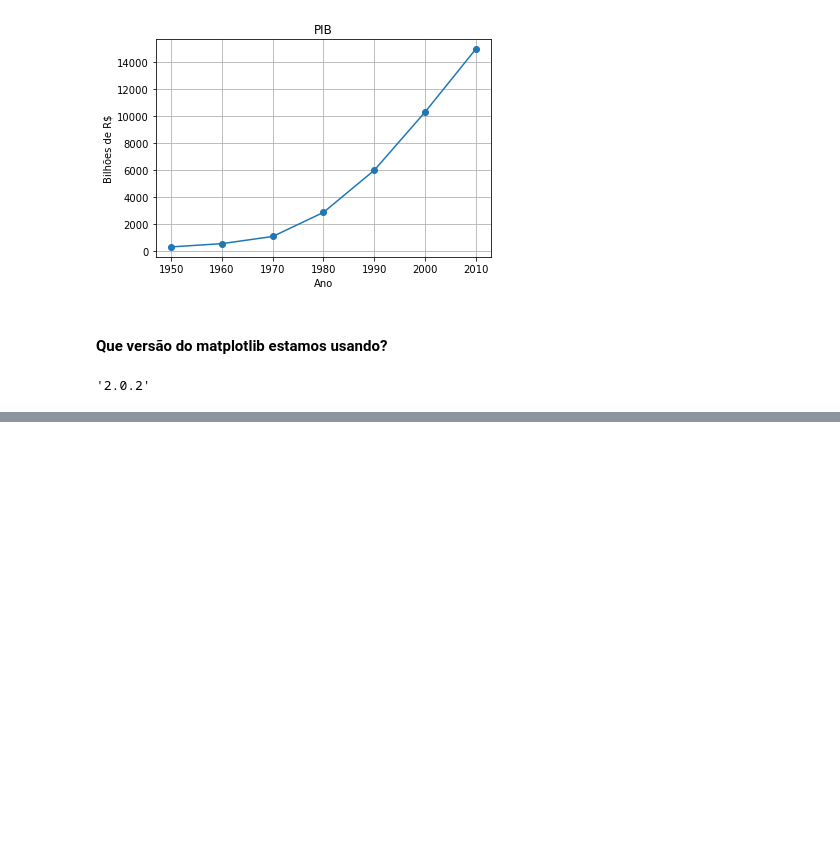
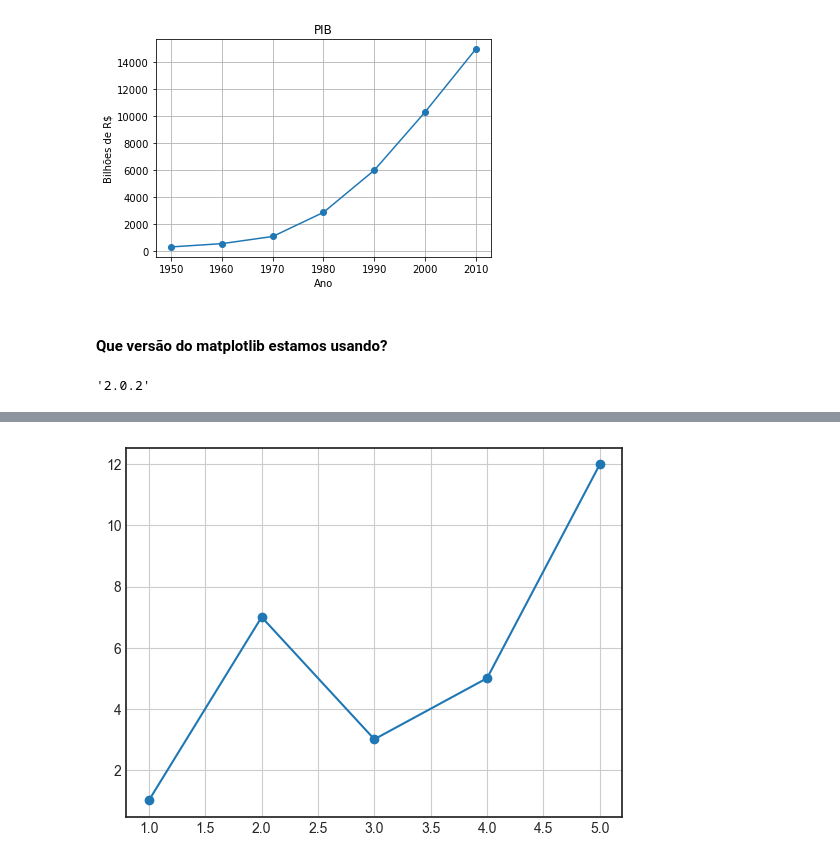
Before and after one commit to regispires/jupyter-notebooks, a Jupyter notebook: minicurso-analise_de_dados-03.2-bibliotecas-manipulacao_de_dados-matplotlib.ipynb, the cells around one changed output, grey strips where cells are left out. Drawn from its saved outputs; the diff is of its cells as text; code cells hidden in the pictures; blank space fills up the shorter version.

```diff
--- a/minicurso-analise_de_dados-03.2-bibliotecas-manipulacao_de_dados-matplotlib.ipynb
+++ b/minicurso-analise_de_dados-03.2-bibliotecas-manipulacao_de_dados-matplotlib.ipynb
@@ -56,0 +83,8 @@ matplotlib.__version__
+# %%
+plt.rcdefaults()
+plt.style.use('seaborn-white')
+# %%
+plt.plot(x, y, marker='o')
+plt.grid()
+# %% [output]
+[figure, added]
```
Also changed, not shown: parts of 9 cells of this notebook.
